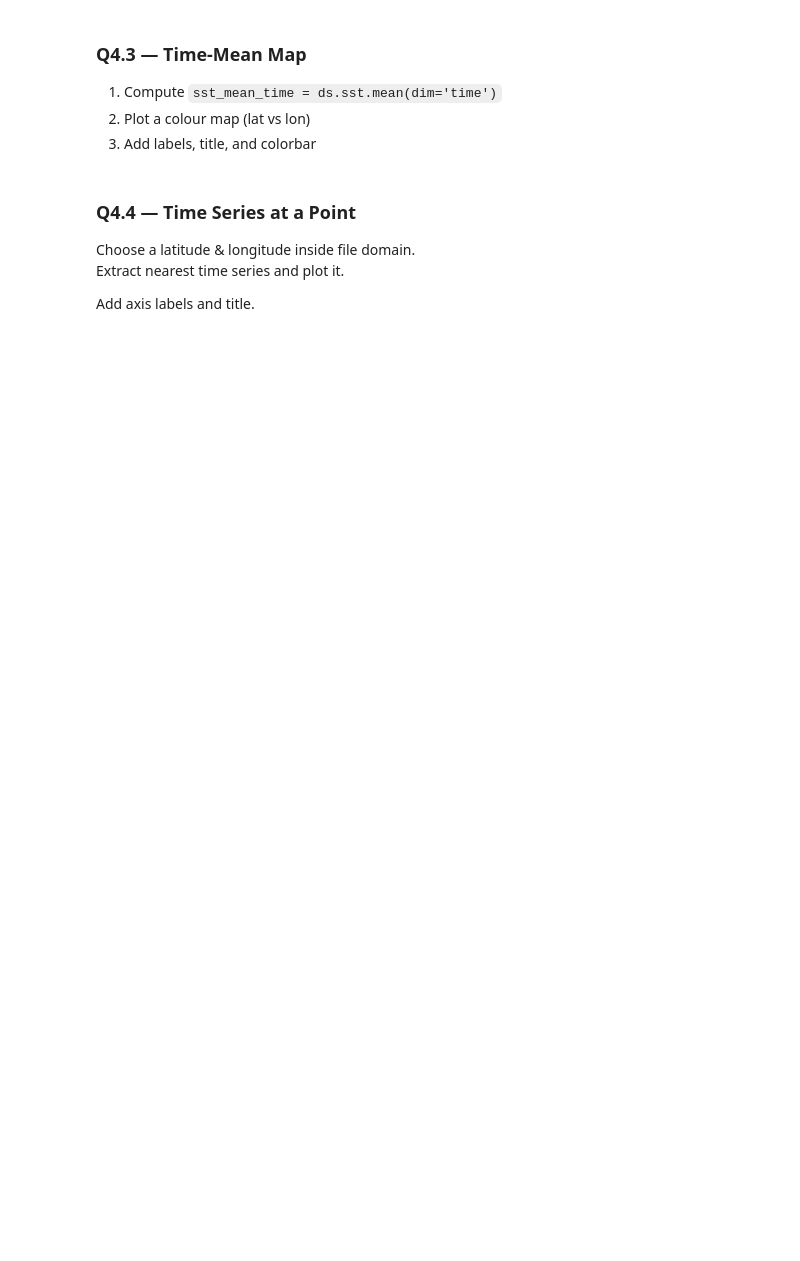
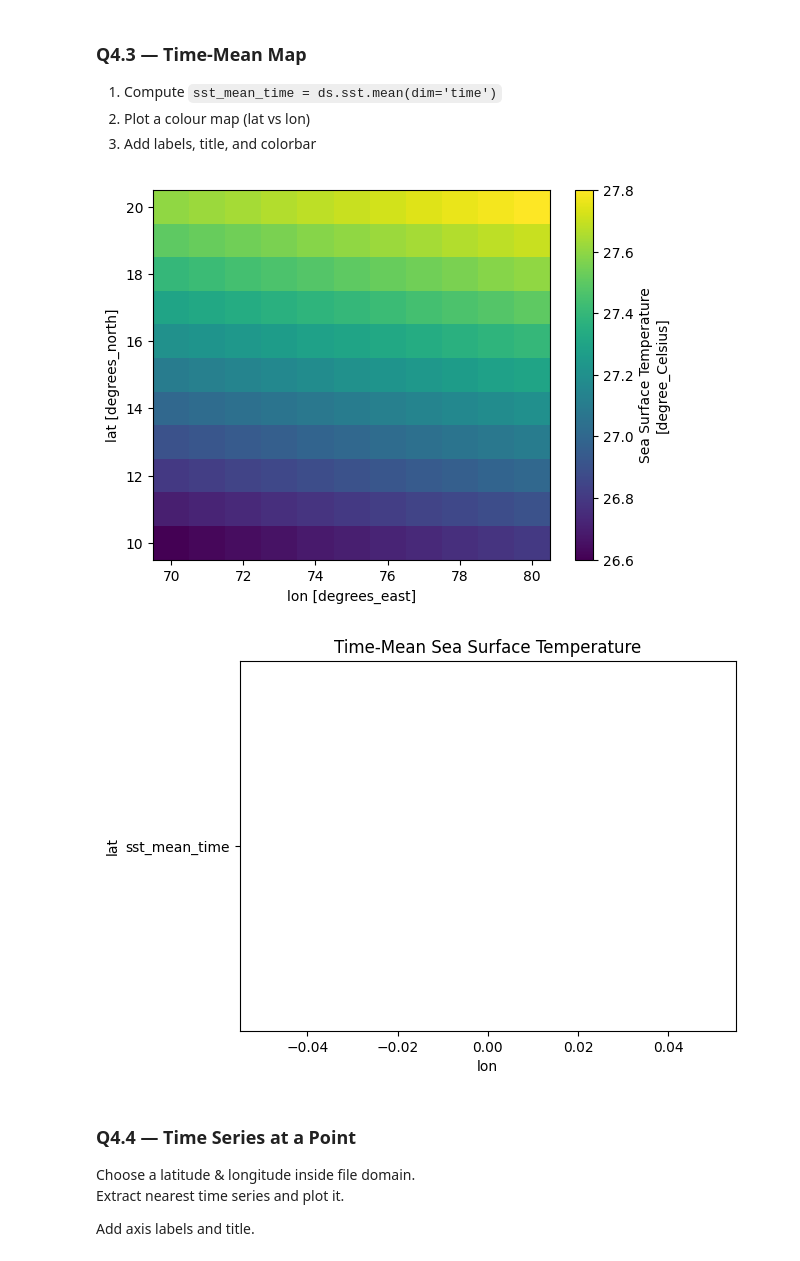
Before and after one commit to rsgis2025trupti-wq/python-basics, a Jupyter notebook: notebooks/05_Capstone_Assignment.ipynb, the cells around one changed output. Saved outputs shown, nothing was run; the diff lists cells and outputs as text; code cells hidden in the pictures; blank space fills up the shorter version.

```diff
--- a/notebooks/05_Capstone_Assignment.ipynb
+++ b/notebooks/05_Capstone_Assignment.ipynb
@@ -254,3 +380,18 @@ Compute and print:
+# %%
+# Q4.3
+sst_mean_time = ds.sst.mean(dim='time')
+sst_mean_time.plot()
+
+plt.figure()
+plt.plot("sst_mean_time")
+plt.axhline(0, color='black', linestyle='')
+plt.xlabel("lon")
+plt.ylabel("lat")
+plt.title("Time-Mean Sea Surface Temperature")
+plt.show()
+# %% [output]
+[figure, added]
+[figure, added]
 # %% [markdown]
 ### **Q4.4 — Time Series at a Point**
 Choose a latitude & longitude inside file domain.
```
Also changed, not shown: parts of 20 cells of this notebook.
